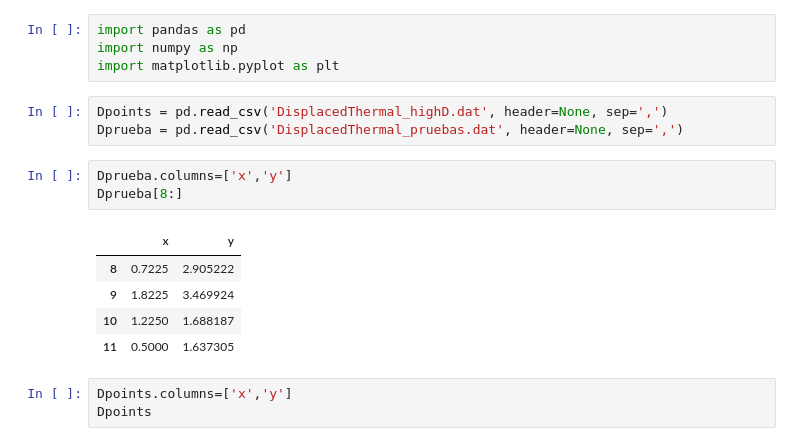
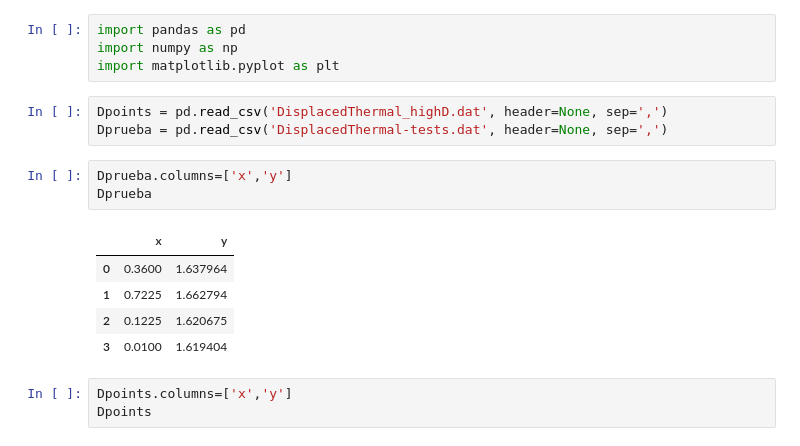
Before and after one commit to estebanmv/Random-Sampling-Extremal-POVMs, a Jupyter notebook: DisplacedPlot.ipynb, the cells around one changed output. Drawn from its saved outputs; the diff is of its cells as text.

```diff
--- a/DisplacedPlot.ipynb
+++ b/DisplacedPlot.ipynb
@@ -4,16 +4,16 @@ import numpy as np
 import matplotlib.pyplot as plt
 # %%
 Dpoints = pd.read_csv('DisplacedThermal_highD.dat', header=None, sep=',')
-Dprueba = pd.read_csv('DisplacedThermal_pruebas.dat', header=None, sep=',')
+Dprueba = pd.read_csv('DisplacedThermal-tests.dat', header=None, sep=',')
 # %%
 Dprueba.columns=['x','y']
-Dprueba[8:]
+Dprueba
 # %% [output]
 |  | x | y |
-| 8 | 0.7225 | 2.905222 |
-| 9 | 1.8225 | 3.469924 |
-| 10 | 1.2250 | 1.688187 |
-| 11 | 0.5000 | 1.637305 |
+| 0 | 0.3600 | 1.637964 |
+| 1 | 0.7225 | 1.662794 |
+| 2 | 0.1225 | 1.620675 |
+| 3 | 0.0100 | 1.619404 |
 # %%
 Dpoints.columns=['x','y']
 Dpoints
```
Also changed, not shown: parts of 1 cell of this notebook, 3 other files.
